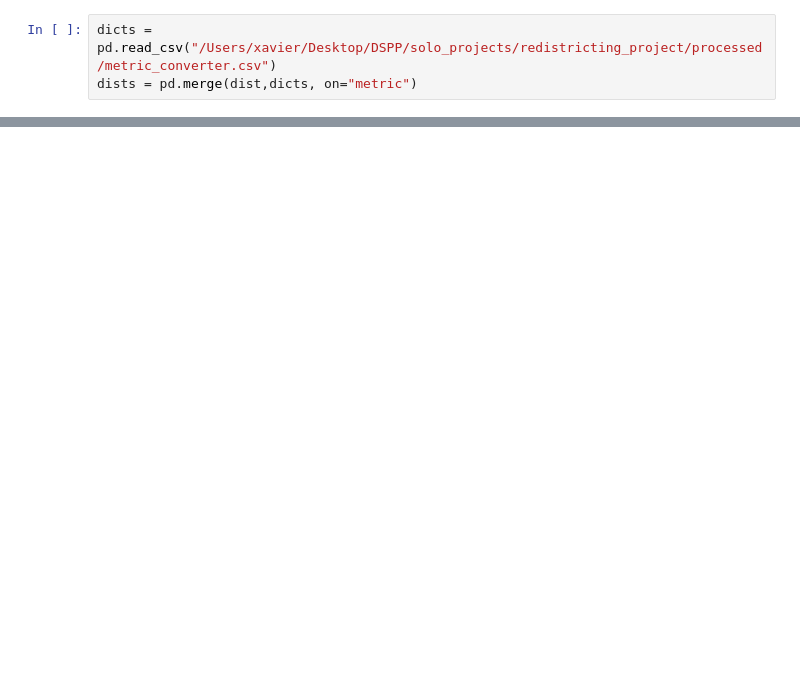
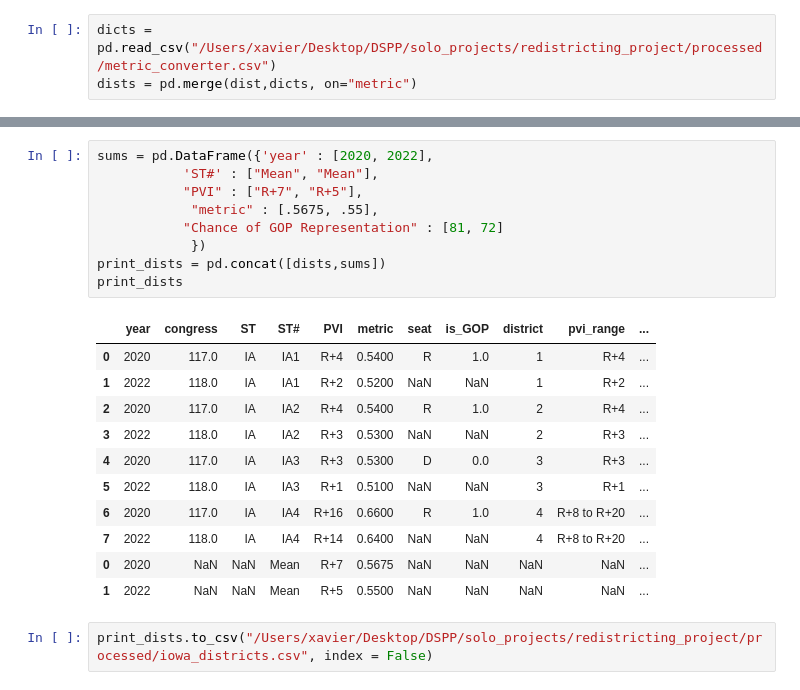
Before and after one commit to xadomatis/redistricting_project, a Jupyter notebook: cleaning/Iowa_Example.ipynb, the cells around one changed output, grey strips where cells are left out. Drawn from its saved outputs; the diff is of its cells as text; blank space fills up the shorter version.

```diff
--- a/cleaning/Iowa_Example.ipynb
+++ b/cleaning/Iowa_Example.ipynb
@@ -83,0 +76,23 @@ ia_cts.head()
+# %%
+sums = pd.DataFrame({'year' : [2020, 2022],
+           'ST#' : ["Mean", "Mean"],
+           "PVI" : ["R+7", "R+5"],
+            "metric" : [.5675, .55],
+           "Chance of GOP Representation" : [81, 72]
+            })
+print_dists = pd.concat([dists,sums])
+print_dists
+# %% [output]
+|  | year | congress | ST | ST# | PVI | metric | seat | is_GOP | district | pvi_range | ... |
+| 0 | 2020 | 117.0 | IA | IA1 | R+4 | 0.5400 | R | 1.0 | 1 | R+4 | ... |
+| 1 | 2022 | 118.0 | IA | IA1 | R+2 | 0.5200 | NaN | NaN | 1 | R+2 | ... |
+| 2 | 2020 | 117.0 | IA | IA2 | R+4 | 0.5400 | R | 1.0 | 2 | R+4 | ... |
+| 3 | 2022 | 118.0 | IA | IA2 | R+3 | 0.5300 | NaN | NaN | 2 | R+3 | ... |
+| 4 | 2020 | 117.0 | IA | IA3 | R+3 | 0.5300 | D | 0.0 | 3 | R+3 | ... |
+| 5 | 2022 | 118.0 | IA | IA3 | R+1 | 0.5100 | NaN | NaN | 3 | R+1 | ... |
+| 6 | 2020 | 117.0 | IA | IA4 | R+16 | 0.6600 | R | 1.0 | 4 | R+8 to R+20 | ... |
+| 7 | 2022 | 118.0 | IA | IA4 | R+14 | 0.6400 | NaN | NaN | 4 | R+8 to R+20 | ... |
+| 0 | 2020 | NaN | NaN | Mean | R+7 | 0.5675 | NaN | NaN | NaN | NaN | ... |
+| 1 | 2022 | NaN | NaN | Mean | R+5 | 0.5500 | NaN | NaN | NaN | NaN | ... |
+# %%
+print_dists.to_csv("/Users/xavier/Desktop/DSPP/solo_projects/redistricting_project/processed/iowa_districts.csv", index = False)
```
Also changed, not shown: parts of 10 cells of this notebook, 15 other files.
